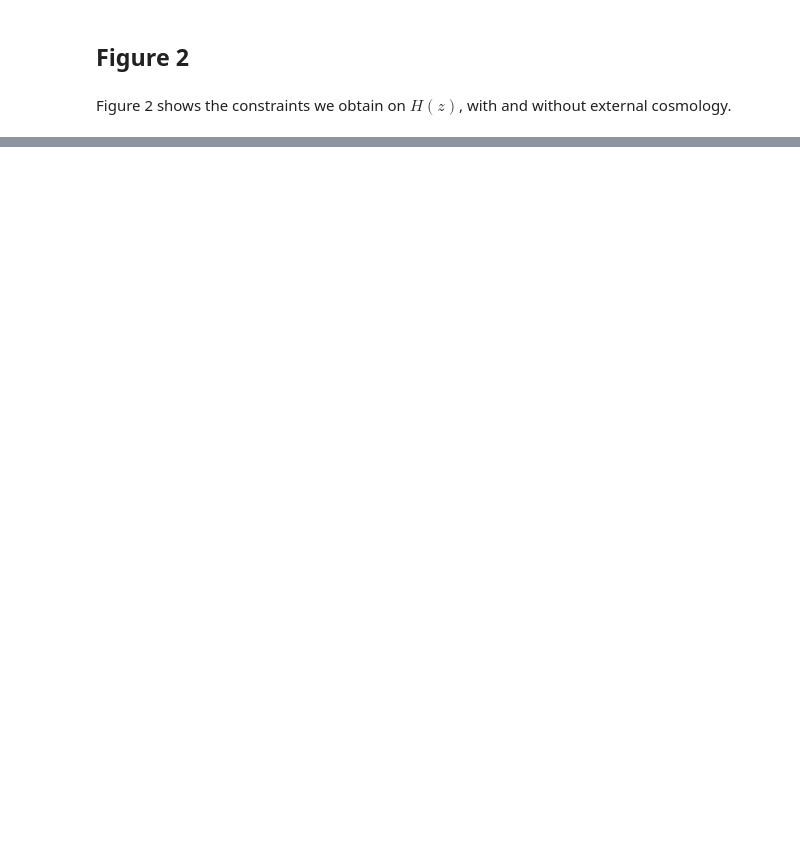
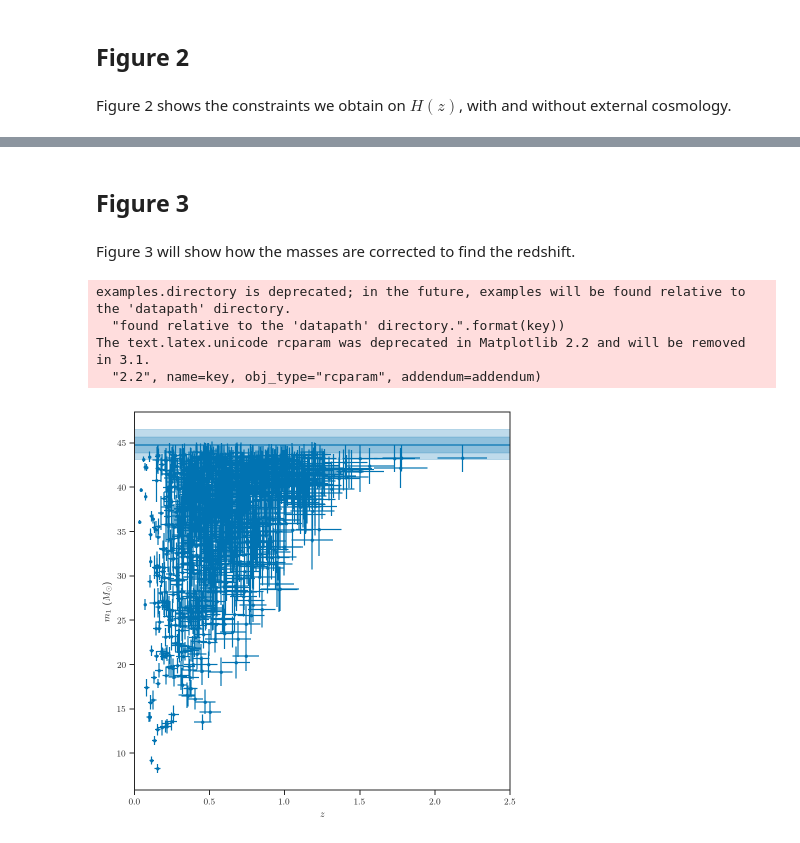
Before and after one commit to farr/PISNLineCosmography, a Jupyter notebook: PaperPlots.ipynb, the cells around one changed output, grey strips where cells are left out. Saved outputs shown, nothing was run; the diff lists cells and outputs as text; code cells hidden in the pictures; blank space fills up the shorter version.

```diff
--- a/PaperPlots.ipynb
+++ b/PaperPlots.ipynb
@@ -109,0 +169,32 @@ Figure 2 shows the constraints we obtain on $H(z)$, with and without external co
+# %% [markdown]
+## Figure 3
+# %% [markdown]
+Figure 3 will show how the masses are corrected to find the redshift.
+# %%
+with plots.pub_plots():
+    c = plots.load_chains('population_1yr.h5')
+    plots.mass_correction_plot(c)
+    axis(xmin=0, xmax=2.5)
+
+    tight_layout()
+
+    savefig('paper/plots/mass-correction.pdf')
+
+    with h5py.File('paper/plots/mass-correction.h5', 'w') as f:
+        f.attrs['MMax_median'] = median(c['MMax'])
+        f.attrs['MMax_2.5'] = percentile(c['MMax'], 2.5)
+        f.attrs['MMax_16'] = percentile(c['MMax'], 16)
+        f.attrs['MMax_84'] = percentile(c['MMax'], 84)
+        f.attrs['MMax_97.5'] = percentile(c['MMax'], 97.5)
+
+        f.create_dataset('m1_mean', data=np.mean(c['m1s'], axis=(0,1)), compression='gzip', shuffle=True)
+        f.create_dataset('m1_std', data=np.std(c['m1s'], axis=(0,1)), compression='gzip', shuffle=True)
+
+        f.create_dataset('z_mean', data=np.mean(c['zs'], axis=(0,1)), compression='gzip', shuffle=True)
+        f.create_dataset('z_std', data=np.std(c['zs'], axis=(0,1)), compression='gzip', shuffle=True)
+# %% [output]
+examples.directory is deprecated; in the future, examples will be found relative to the 'datapath' directory.
+  "found relative to the 'datapath' directory.".format(key))
+The text.latex.unicode rcparam was deprecated in Matplotlib 2.2 and will be removed in 3.1.
+  "2.2", name=key, obj_type="rcparam", addendum=addendum)
+[figure, added]
```
Also changed, not shown: parts of 9 cells of this notebook, 13 other files.
